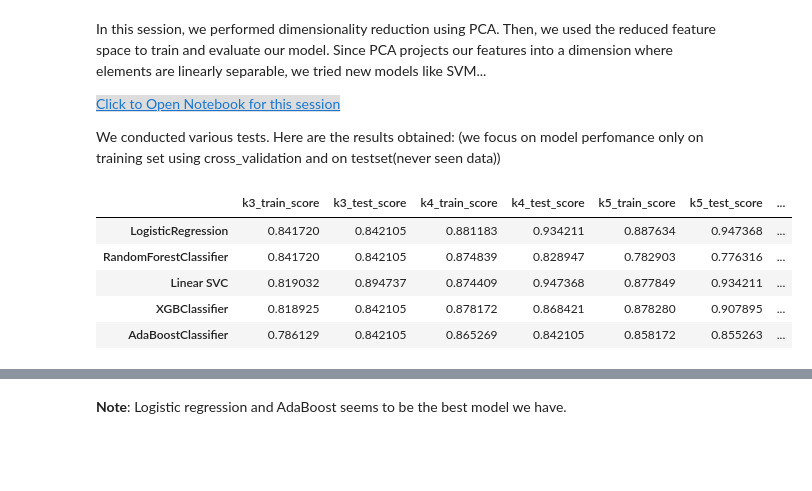
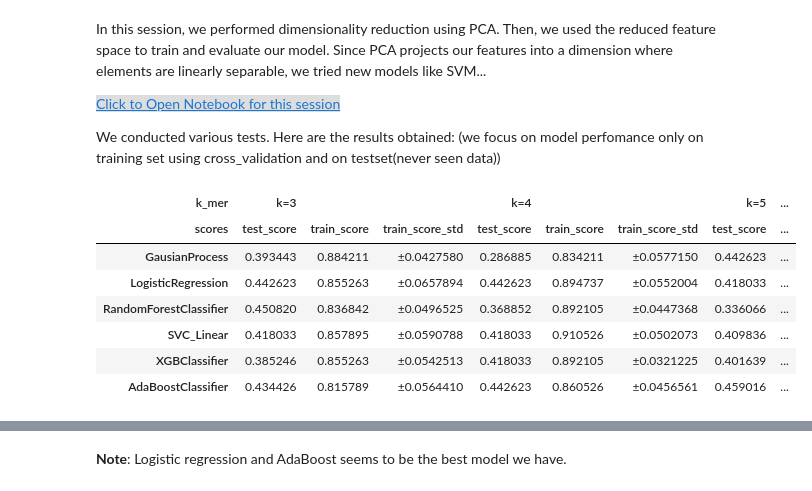
Before and after one commit to Genereux-akotenou/DNA_Classifier, a Jupyter notebook: 02-approach1_kmer_classic_ml.ipynb, the cells around one changed output, grey strips where cells are left out. Saved outputs shown, nothing was run; the diff lists cells and outputs as text; code cells hidden in the pictures; blank space fills up the shorter version.

```diff
--- a/02-approach1_kmer_classic_ml.ipynb
+++ b/02-approach1_kmer_classic_ml.ipynb
@@ -511,31 +527,49 @@ pca_result_k5 = pd.read_csv("./Output/PCA/result_k_5.csv")
 pca_result_k6 = pd.read_csv("./Output/PCA/result_k_6.csv")
 # %%
 df = pd.DataFrame({
+    'k3_test_score': pca_result_k3['test_score'],
     'k3_train_score': pca_result_k3['train_score'],
-    'k3_test_score': pca_result_k3['test_score'],
+    'k3_train_score_std': [s[:10] for s in pca_result_k3['train_score_std']],
+    'k4_test_score': pca_result_k4['test_score'],
     'k4_train_score': pca_result_k4['train_score'],
-    'k4_test_score': pca_result_k4['test_score'],
+    'k4_train_score_std': [s[:10] for s in pca_result_k4['train_score_std']],
+    'k5_test_score': pca_result_k5['test_score'],
     'k5_train_score': pca_result_k5['train_score'],
-    'k5_test_score': pca_result_k5['test_score'],
+    'k5_train_score_std': [s[:10] for s in pca_result_k5['train_score_std']],
+    'k6_test_score': pca_result_k6['test_score'],
     'k6_train_score': pca_result_k6['train_score'],
-    'k6_test_score': pca_result_k6['test_score']
+    'k6_train_score_std': [s[:10] for s in pca_result_k6['train_score_std']],
 })
+pca_model_names = ["GausianProcess", "LogisticRegression", "RandomForestClassifier", "SVC_Linear", "XGBClassifier", "AdaBoostClassifier"]
+iterable = [["k=3", "k=4", "k=5", "k=6"], ["test_score", "train_score", "train_score_std"]]
+index = pd.MultiIndex.from_product(iterable, names=["k_mer", "scores"])
 df.index = pca_model_names
+df.columns = index
 
 # Highlight best performance for each model
 def highlight_best_scores(s):
-    is_max = s == s.max()
-    return ['background-color: yellow' if v else '' for v in is_max]
+    if np.issubdtype(s.dtype, np.number):
+        is_max = s == s.max()
+        return ['background-color: yellow' if v else '' for v in is_max]
+def highlight_best_scores2(s):
+    if np.issubdtype(s.dtype, np.number):
+        is_max = s == s.max()
+        return ['font-weight: bold; color: red' if v else '' for v in is_max]
 
-df_style = df.style.apply(highlight_best_scores, axis=1)
+columns_to_highlight1 = [("k=3", "train_score"), ("k=4", "train_score"), ("k=5", "train_score"), ("k=6", "train_score")]
+columns_to_highlight2 = [("k=3", "test_score"), ("k=4", "test_score"), ("k=5", "test_score"), ("k=6", "test_score")]
+df_style = df.style.apply(highlight_best_scores, subset=columns_to_highlight1, axis=0)
+df_style = df_style.apply(highlight_best_scores2, subset=columns_to_highlight2, axis=0)
 display(df_style)
 # %% [output]
-|  | k3_train_score | k3_test_score | k4_train_score | k4_test_score | k5_train_score | k5_test_score | ... |
-| LogisticRegression | 0.841720 | 0.842105 | 0.881183 | 0.934211 | 0.887634 | 0.947368 | ... |
-| RandomForestClassifier | 0.841720 | 0.842105 | 0.874839 | 0.828947 | 0.782903 | 0.776316 | ... |
-| Linear SVC | 0.819032 | 0.894737 | 0.874409 | 0.947368 | 0.877849 | 0.934211 | ... |
-| XGBClassifier | 0.818925 | 0.842105 | 0.878172 | 0.868421 | 0.878280 | 0.907895 | ... |
-| AdaBoostClassifier | 0.786129 | 0.842105 | 0.865269 | 0.842105 | 0.858172 | 0.855263 | ... |
+| k_mer | k=3 |  |  | k=4 |  |  | k=5 | ... |
+| scores | test_score | train_score | train_score_std | test_score | train_score | train_score_std | test_score | ... |
+| GausianProcess | 0.393443 | 0.884211 | ±0.0427580 | 0.286885 | 0.834211 | ±0.0577150 | 0.442623 | ... |
+| LogisticRegression | 0.442623 | 0.855263 | ±0.0657894 | 0.442623 | 0.894737 | ±0.0552004 | 0.418033 | ... |
+| RandomForestClassifier | 0.450820 | 0.836842 | ±0.0496525 | 0.368852 | 0.892105 | ±0.0447368 | 0.336066 | ... |
+| SVC_Linear | 0.418033 | 0.857895 | ±0.0590788 | 0.418033 | 0.910526 | ±0.0502073 | 0.409836 | ... |
+| XGBClassifier | 0.385246 | 0.855263 | ±0.0542513 | 0.418033 | 0.892105 | ±0.0321225 | 0.401639 | ... |
+| AdaBoostClassifier | 0.434426 | 0.815789 | ±0.0564410 | 0.442623 | 0.860526 | ±0.0456561 | 0.459016 | ... |
 # %%
 fig, ax = plt.subplots(3, 2, figsize=(12, 10))
 ax = ax.flatten()
```
Also changed, not shown: parts of 34 cells of this notebook, 3 other files.
